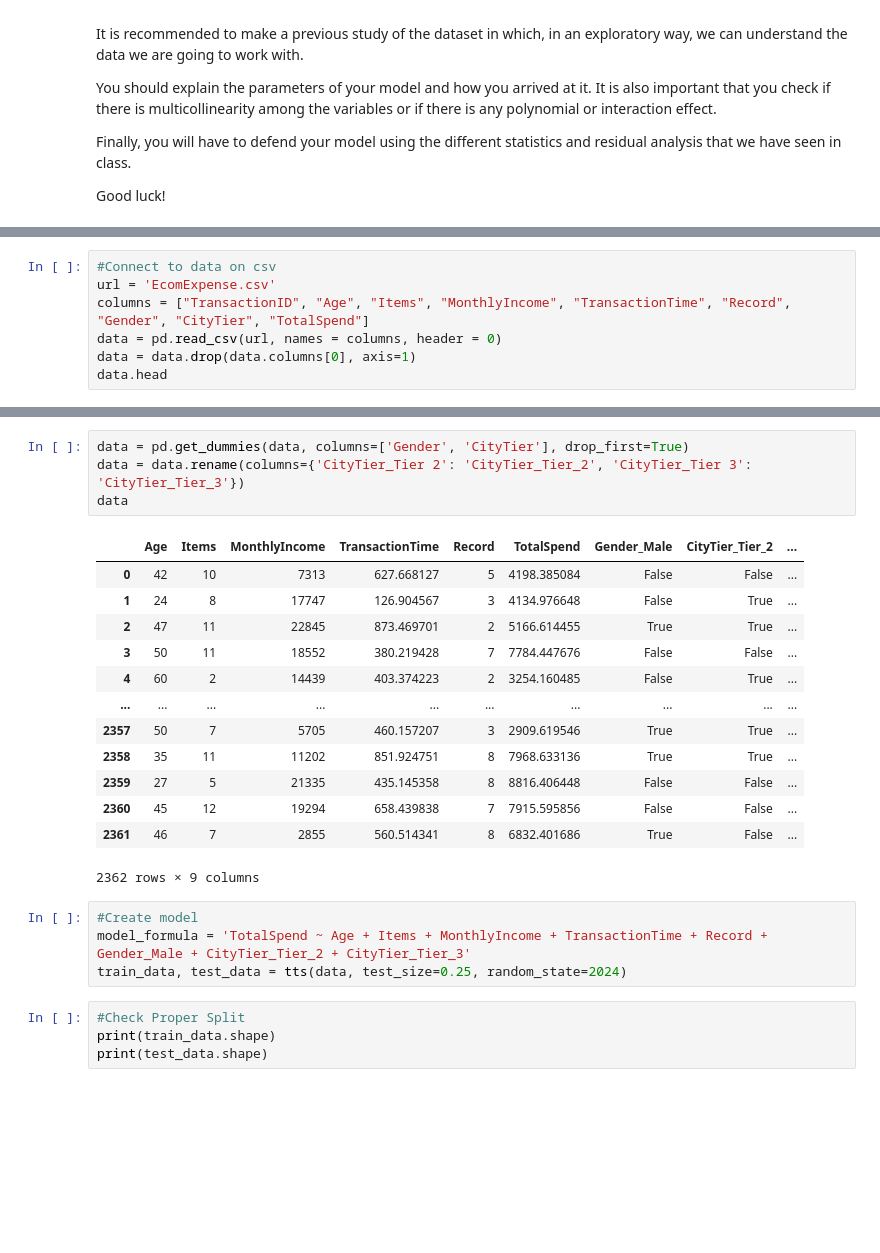
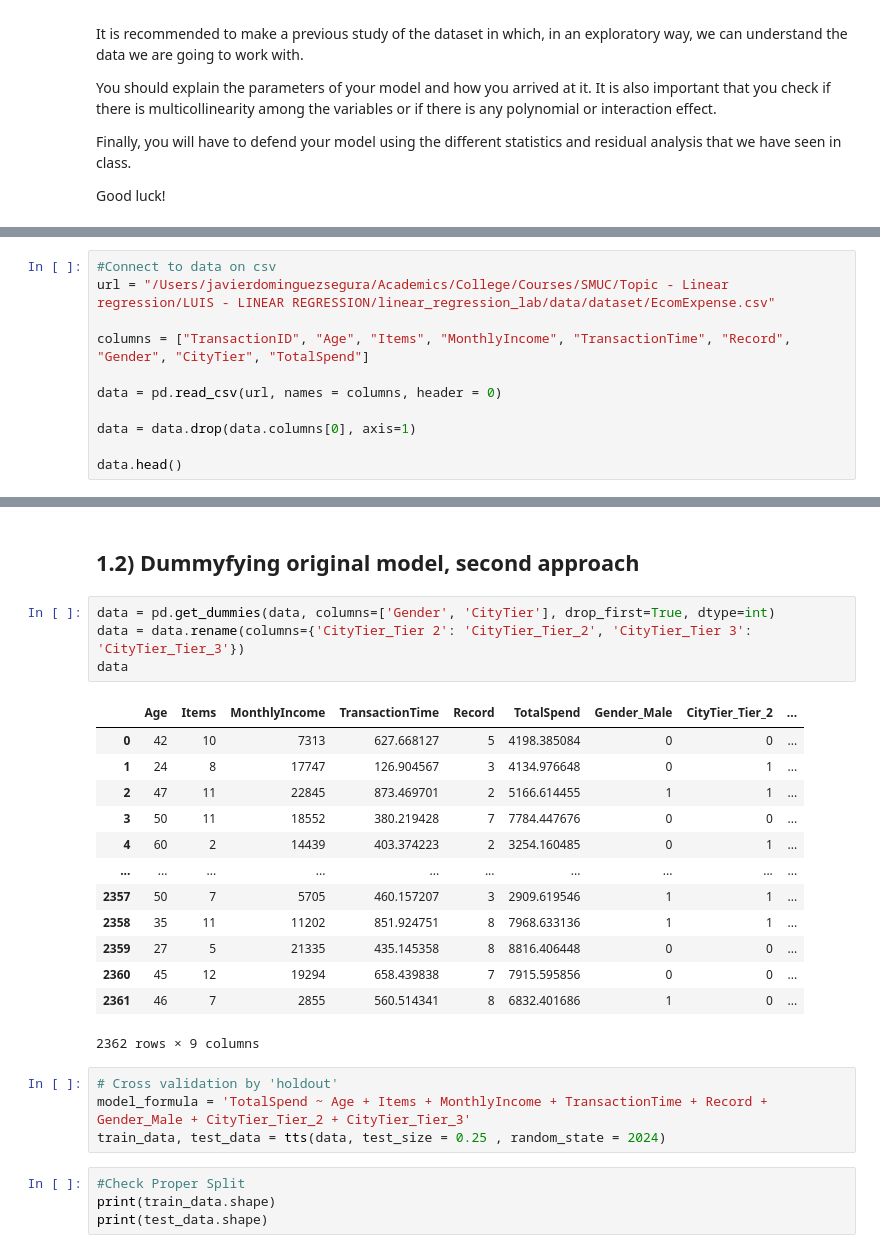
Before and after one commit to LAIN-21/linear_regression_lab, a Jupyter notebook: src/Linear_Regression_LAB (1).ipynb, the cells around one changed output, grey strips where cells are left out. Drawn from its saved outputs; the diff is of its cells as text; blank space fills up the shorter version.

```diff
--- a/LAB_FILES/Linear_Regression_LAB (1).ipynb
+++ b/src/Linear_Regression_LAB (1).ipynb
@@ -38,8 +83,12 @@ from statsmodels.stats.outliers_influence import variance_inflation_factor
 # %%
 #Connect to data on csv
-url = 'EcomExpense.csv'
+url = "/Users/javierdominguezsegura/Academics/College/Courses/SMUC/Topic - Linear regression/LUIS - LINEAR REGRESSION/linear_regression_lab/data/dataset/EcomExpense.csv"
+
 columns = ["TransactionID", "Age", "Items", "MonthlyIncome", "TransactionTime", "Record", "Gender", "CityTier", "TotalSpend"]
+
 data = pd.read_csv(url, names = columns, header = 0)
+
 data = data.drop(data.columns[0], axis=1)
-data.head
+
+data.head()
 # %% [output]
@@ -63,25 +161,27 @@ data.head
+# %% [markdown]
+## 1.2) Dummyfying original model, second approach
 # %%
-data = pd.get_dummies(data, columns=['Gender', 'CityTier'], drop_first=True)
+data = pd.get_dummies(data, columns=['Gender', 'CityTier'], drop_first=True, dtype=int)
 data = data.rename(columns={'CityTier_Tier 2': 'CityTier_Tier_2', 'CityTier_Tier 3': 'CityTier_Tier_3'})
 data
 # %% [output]
 |  | Age | Items | MonthlyIncome | TransactionTime | Record | TotalSpend | Gender_Male | CityTier_Tier_2 | ... |
-| 0 | 42 | 10 | 7313 | 627.668127 | 5 | 4198.385084 | False | False | ... |
-| 1 | 24 | 8 | 17747 | 126.904567 | 3 | 4134.976648 | False | True | ... |
-| 2 | 47 | 11 | 22845 | 873.469701 | 2 | 5166.614455 | True | True | ... |
-| 3 | 50 | 11 | 18552 | 380.219428 | 7 | 7784.447676 | False | False | ... |
-| 4 | 60 | 2 | 14439 | 403.374223 | 2 | 3254.160485 | False | True | ... |
+| 0 | 42 | 10 | 7313 | 627.668127 | 5 | 4198.385084 | 0 | 0 | ... |
+| 1 | 24 | 8 | 17747 | 126.904567 | 3 | 4134.976648 | 0 | 1 | ... |
+| 2 | 47 | 11 | 22845 | 873.469701 | 2 | 5166.614455 | 1 | 1 | ... |
+| 3 | 50 | 11 | 18552 | 380.219428 | 7 | 7784.447676 | 0 | 0 | ... |
+| 4 | 60 | 2 | 14439 | 403.374223 | 2 | 3254.160485 | 0 | 1 | ... |
 | ... | ... | ... | ... | ... | ... | ... | ... | ... | ... |
-| 2357 | 50 | 7 | 5705 | 460.157207 | 3 | 2909.619546 | True | True | ... |
-| 2358 | 35 | 11 | 11202 | 851.924751 | 8 | 7968.633136 | True | True | ... |
-| 2359 | 27 | 5 | 21335 | 435.145358 | 8 | 8816.406448 | False | False | ... |
-| 2360 | 45 | 12 | 19294 | 658.439838 | 7 | 7915.595856 | False | False | ... |
-| 2361 | 46 | 7 | 2855 | 560.514341 | 8 | 6832.401686 | True | False | ... |
+| 2357 | 50 | 7 | 5705 | 460.157207 | 3 | 2909.619546 | 1 | 1 | ... |
+| 2358 | 35 | 11 | 11202 | 851.924751 | 8 | 7968.633136 | 1 | 1 | ... |
+| 2359 | 27 | 5 | 21335 | 435.145358 | 8 | 8816.406448 | 0 | 0 | ... |
+| 2360 | 45 | 12 | 19294 | 658.439838 | 7 | 7915.595856 | 0 | 0 | ... |
+| 2361 | 46 | 7 | 2855 | 560.514341 | 8 | 6832.401686 | 1 | 0 | ... |
 2362 rows × 9 columns
 # %%
-#Create model
+# Cross validation by 'holdout'
 model_formula = 'TotalSpend ~ Age + Items + MonthlyIncome + TransactionTime + Record + Gender_Male + CityTier_Tier_2 + CityTier_Tier_3'
-train_data, test_data = tts(data, test_size=0.25, random_state=2024)
+train_data, test_data = tts(data, test_size = 0.25 , random_state = 2024)
 # %%
 #Check Proper Split
 print(train_data.shape)
```
Also changed, not shown: parts of 59 cells of this notebook, 15 other files.
